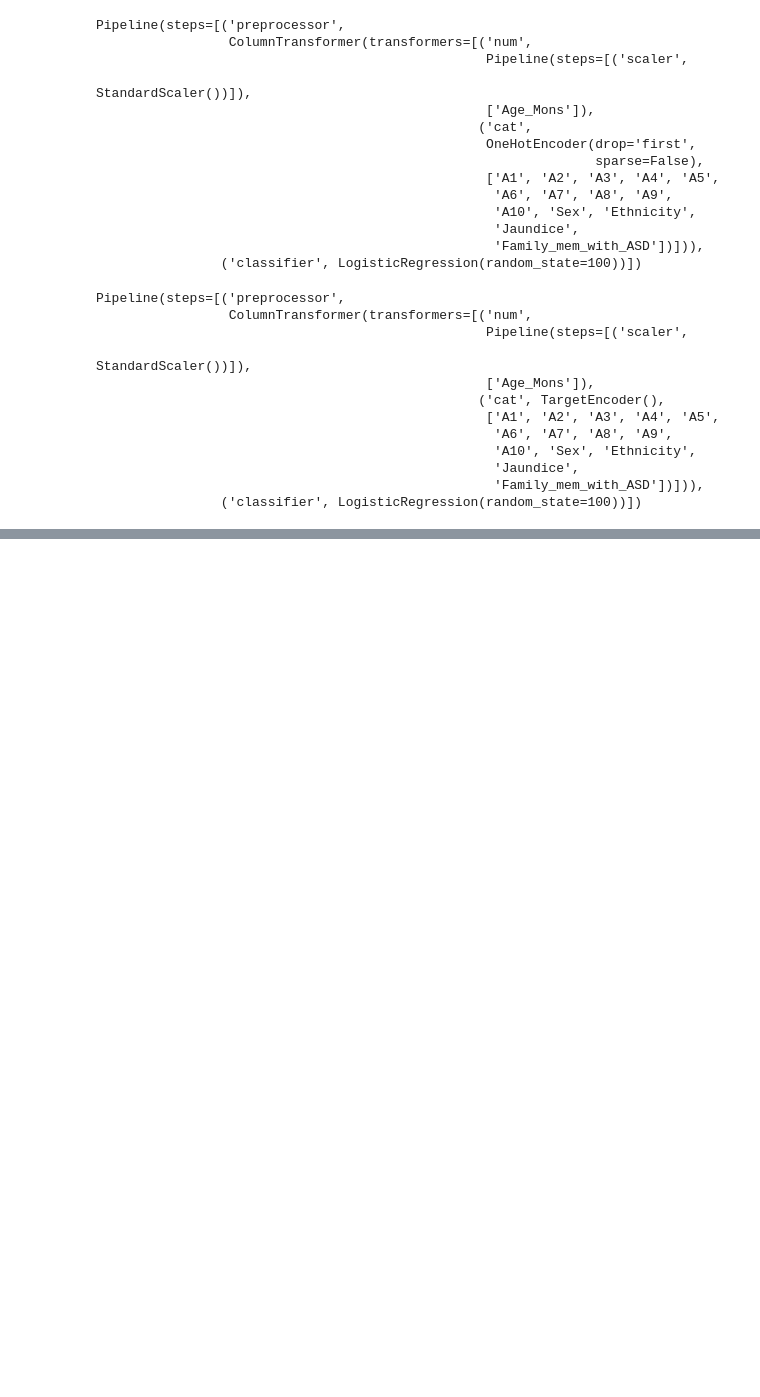
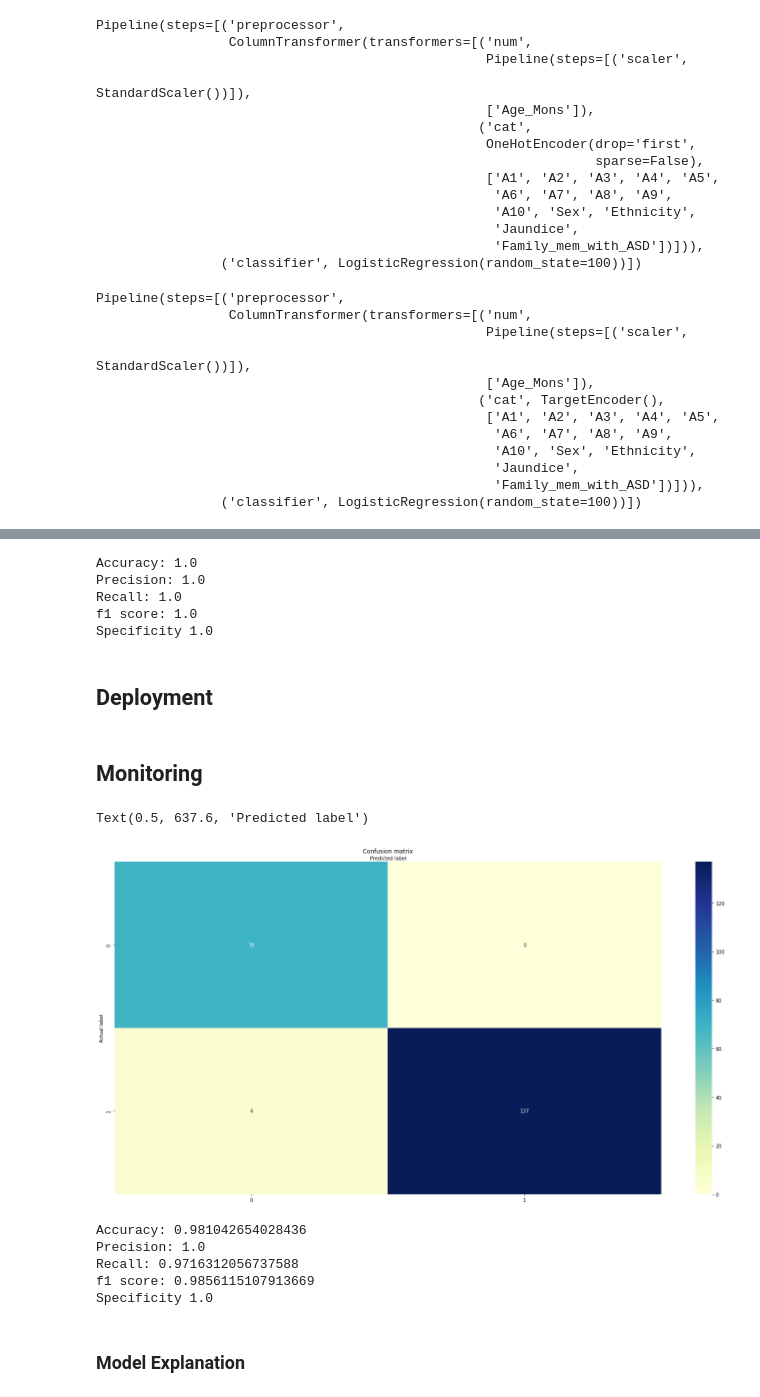
Before and after one commit to thisisSHAX/ML_Ops_Project-, a Jupyter notebook: Autism_Screening_Master.ipynb, the cells around one changed output, grey strips where cells are left out. Drawn from its saved outputs; the diff is of its cells as text; code cells hidden in the pictures; blank space fills up the shorter version.

```diff
--- a/Autism_Screening_Master.ipynb
+++ b/Autism_Screening_Master.ipynb
@@ -621,0 +835,60 @@ sns.barplot( data = filescompare_df,
+# %%
+print("Accuracy:",metrics.accuracy_score(test_Y, pred2_Y))
+print("Precision:",metrics.precision_score(test_Y, pred2_Y))
+print("Recall:",metrics.recall_score(test_Y, pred2_Y))
+print("f1 score:",metrics.f1_score(test_Y, pred2_Y))
+print("Specificity", cnf_matrix.ravel()[0]/(cnf_matrix.ravel()[0]+cnf_matrix.ravel()[1]))
+# %% [output]
+Accuracy: 1.0
+Precision: 1.0
+Recall: 1.0
+f1 score: 1.0
+Specificity 1.0
+# %% [markdown]
+## Deployment
+# %% [markdown]
+## Monitoring
+# %%
+#Running on production set
+pred_final_y = clf1.predict(prod_X)
+# %%
+# import the metrics class
+from sklearn import metrics
+
+cnf_matrix = metrics.confusion_matrix(prod_Y, pred_final_y)
+cnf_matrix
+
+# import required modules
+import numpy as np
+import matplotlib.pyplot as plt
+import seaborn as sns
+
+class_names=[0,1] # name  of classes
+fig, ax = plt.subplots()
+tick_marks = np.arange(len(class_names))
+plt.xticks(tick_marks, class_names)
+plt.yticks(tick_marks, class_names)
+# create heatmap
+sns.heatmap(pd.DataFrame(cnf_matrix), annot=True, cmap="YlGnBu" ,fmt='g')
+ax.xaxis.set_label_position("top")
+plt.tight_layout()
+plt.title('Confusion matrix', y=1.1)
+plt.ylabel('Actual label')
+plt.xlabel('Predicted label')
+# %% [output]
+Text(0.5, 637.6, 'Predicted label')
+[figure, added]
+# %%
+print("Accuracy:",metrics.accuracy_score(prod_Y, pred_final_y))
+print("Precision:",metrics.precision_score(prod_Y, pred_final_y))
+print("Recall:",metrics.recall_score(prod_Y, pred_final_y))
+print("f1 score:",metrics.f1_score(prod_Y, pred_final_y))
+print("Specificity", cnf_matrix.ravel()[0]/(cnf_matrix.ravel()[0]+cnf_matrix.ravel()[1]))
+# %% [output]
+Accuracy: 0.981042654028436
+Precision: 1.0
+Recall: 0.9716312056737588
+f1 score: 0.9856115107913669
+Specificity 1.0
+# %% [markdown]
+### Model Explanation
```
Also changed, not shown: parts of 105 cells of this notebook.
